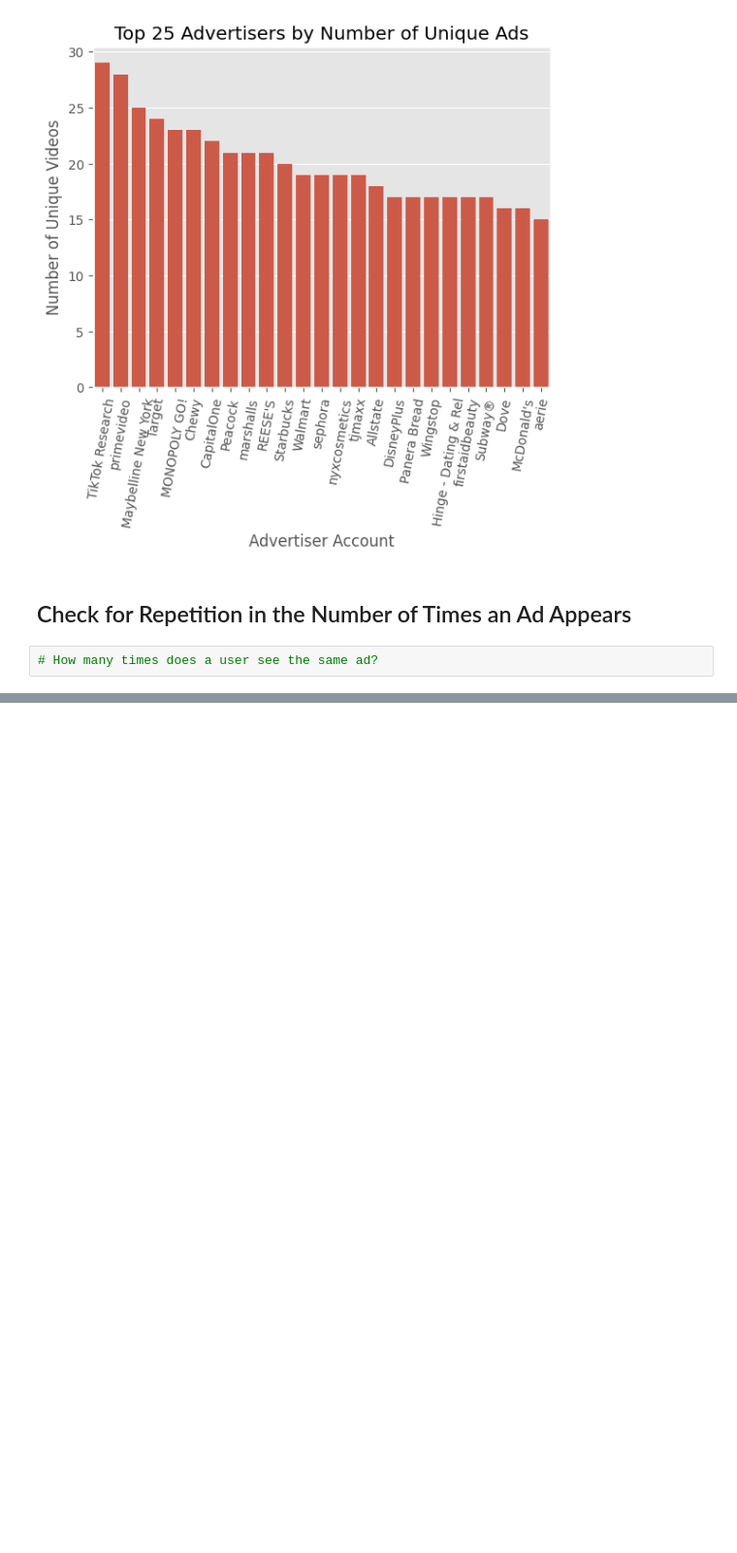
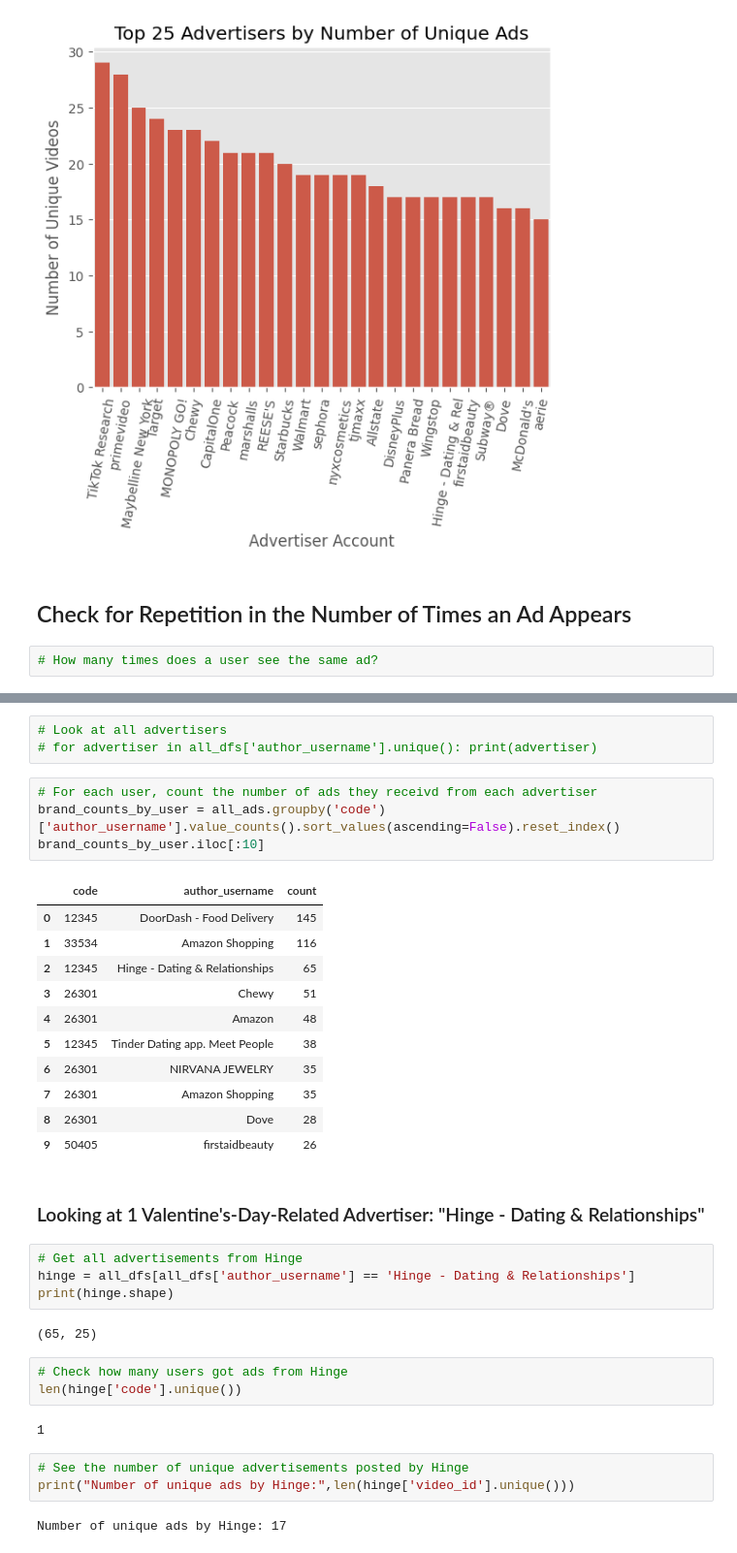
Before and after one commit to Dorajyl/CS315_FinalProject, a Jupyter notebook: ad_exploration.ipynb, the cells around one changed output, grey strips where cells are left out. Shown at 97% size. Drawn from its saved outputs; the diff is of its cells as text; blank space fills up the shorter version.

```diff
--- a/ad_exploration.ipynb
+++ b/ad_exploration.ipynb
@@ -423,0 +436,37 @@ See the caveats in the documentation: https://pandas.pydata.org/pandas-docs/stab
+# %%
+# Look at all advertisers
+# for advertiser in all_dfs['author_username'].unique(): print(advertiser)
+# %%
+# For each user, count the number of ads they receivd from each advertiser
+brand_counts_by_user = all_ads.groupby('code')['author_username'].value_counts().sort_values(ascending=False).reset_index()
+brand_counts_by_user.iloc[:10]
+# %% [output]
+|  | code | author_username | count |
+| 0 | 12345 | DoorDash - Food Delivery | 145 |
+| 1 | 33534 | Amazon Shopping | 116 |
+| 2 | 12345 | Hinge - Dating & Relationships | 65 |
+| 3 | 26301 | Chewy | 51 |
+| 4 | 26301 | Amazon | 48 |
+| 5 | 12345 | Tinder Dating app. Meet People | 38 |
+| 6 | 26301 | NIRVANA JEWELRY | 35 |
+| 7 | 26301 | Amazon Shopping | 35 |
+| 8 | 26301 | Dove | 28 |
+| 9 | 50405 | firstaidbeauty | 26 |
+# %% [markdown]
+### Looking at 1 Valentine's-Day-Related Advertiser: "Hinge - Dating & Relationships"
+# %%
+# Get all advertisements from Hinge
+hinge = all_dfs[all_dfs['author_username'] == 'Hinge - Dating & Relationships']
+print(hinge.shape)
+# %% [output]
+(65, 25)
+# %%
+# Check how many users got ads from Hinge
+len(hinge['code'].unique())
+# %% [output]
+1
+# %%
+# See the number of unique advertisements posted by Hinge
+print("Number of unique ads by Hinge:",len(hinge['video_id'].unique()))
+# %% [output]
+Number of unique ads by Hinge: 17
```
Also changed, not shown: parts of 11 cells of this notebook, 2 other files.
